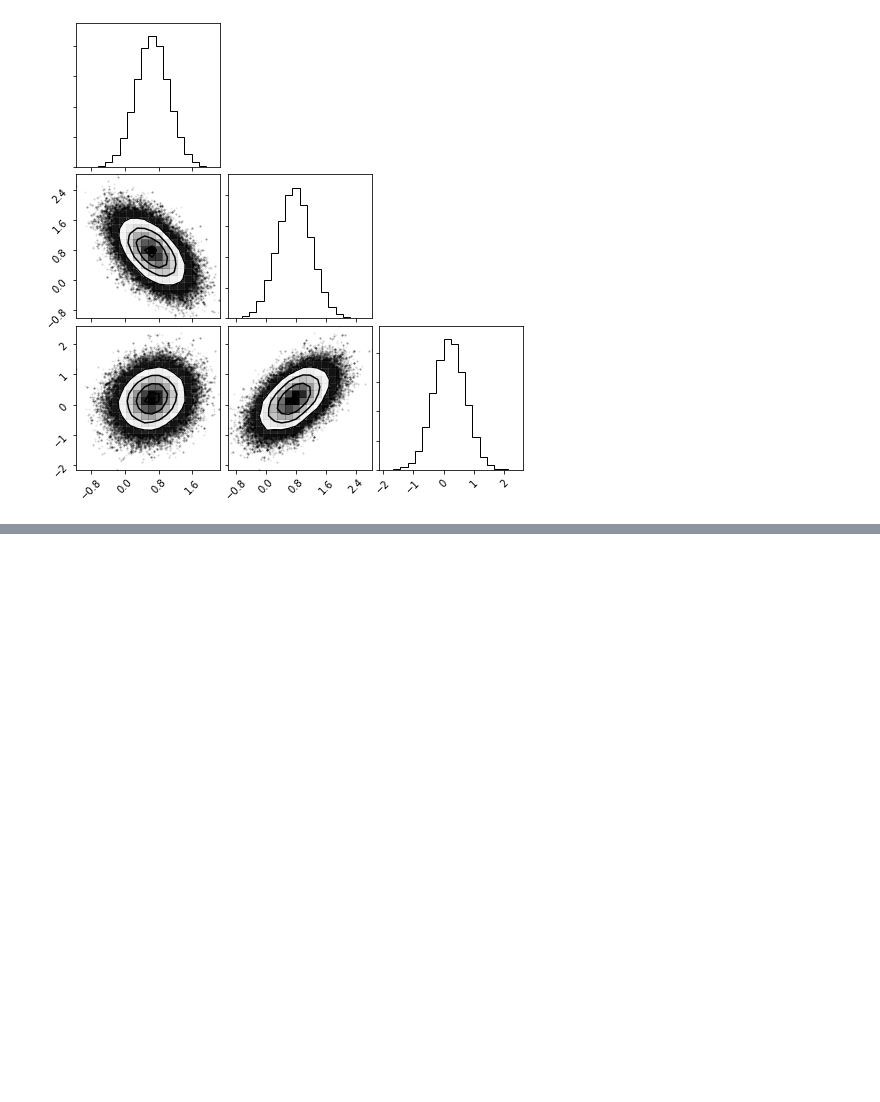
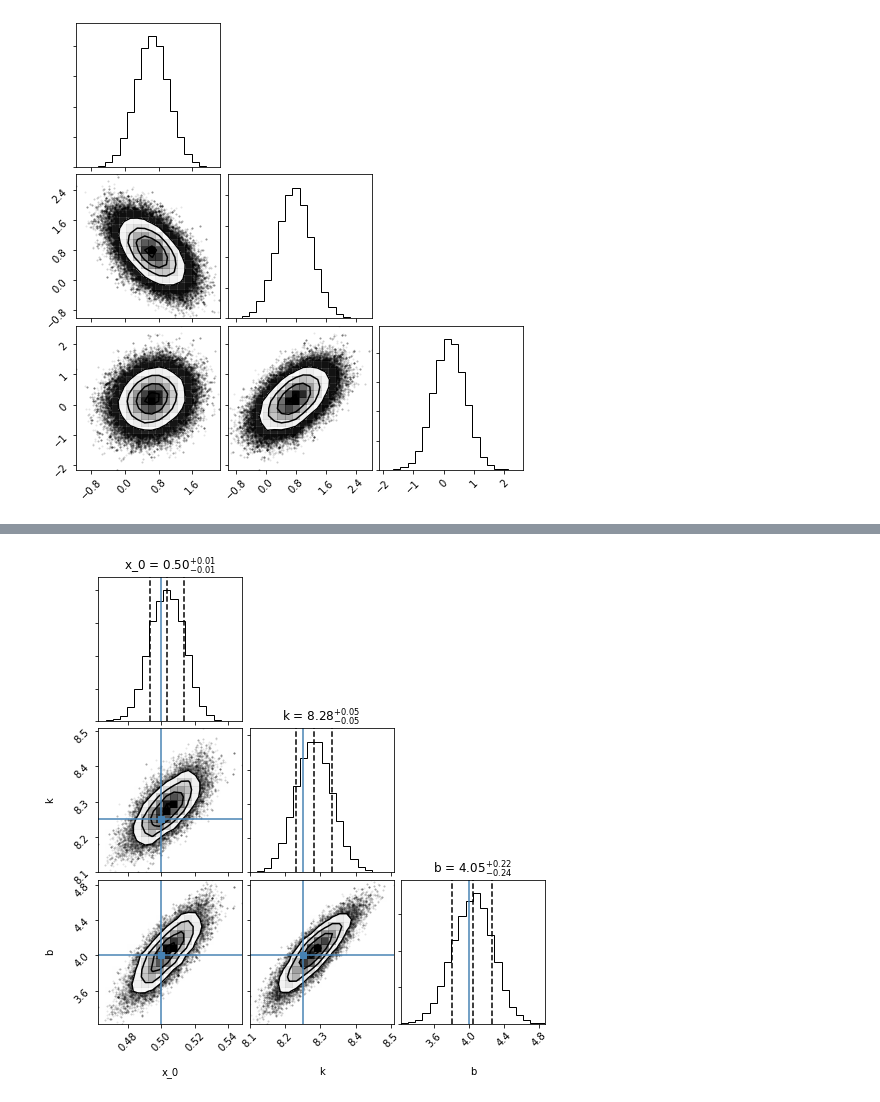
Before and after one commit to astro-9-scientific-programming/lectures-breakouts, a Jupyter notebook: Day7/Sampling and Parameter Estimation (continued!).ipynb, the cells around one changed output, grey strips where cells are left out. Saved outputs shown, nothing was run; the diff lists cells and outputs as text; code cells hidden in the pictures; blank space fills up the shorter version.

```diff
--- a/Day7/Sampling and Parameter Estimation (continued!).ipynb
+++ b/Day7/Sampling and Parameter Estimation (continued!).ipynb
@@ -333,0 +405,24 @@ figure = corner.corner(sampler.flatchain[:])
+# %%
+import emcee
+nwalkers = 100
+ndim = 3
+
+parameters = [0,0,0]
+
+sampler = emcee.EnsembleSampler(nwalkers, ndim, neg_chi_squared, args=[d_out])
+# %%
+#nwalkers = 250 #number of points moving around probability space
+#ndim = 3 #number of dimensions for our problem, in this case three
+p0 = [0.5,7,3]+np.random.rand(ndim * nwalkers).reshape((nwalkers, ndim))/2 #initializing walker starting locations
+# %%
+pos, prob, state = sampler.run_mcmc(p0, 3000)
+#long burnin seems nessisary for some strange reason...
+# %%
+sampler.reset()
+_ = sampler.run_mcmc(pos, 500)
+# %%
+#Showing sample chain with most likely point...
+import corner
+figure = corner.corner(sampler.flatchain[:],labels=["x_0","k","b"],truths=[0.5,8.25,4],quantiles=[0.16, 0.5, 0.84],show_titles=True)
+# %% [output]
+[figure, added]
```
Also changed, not shown: parts of 17 cells of this notebook, 2 other files.
